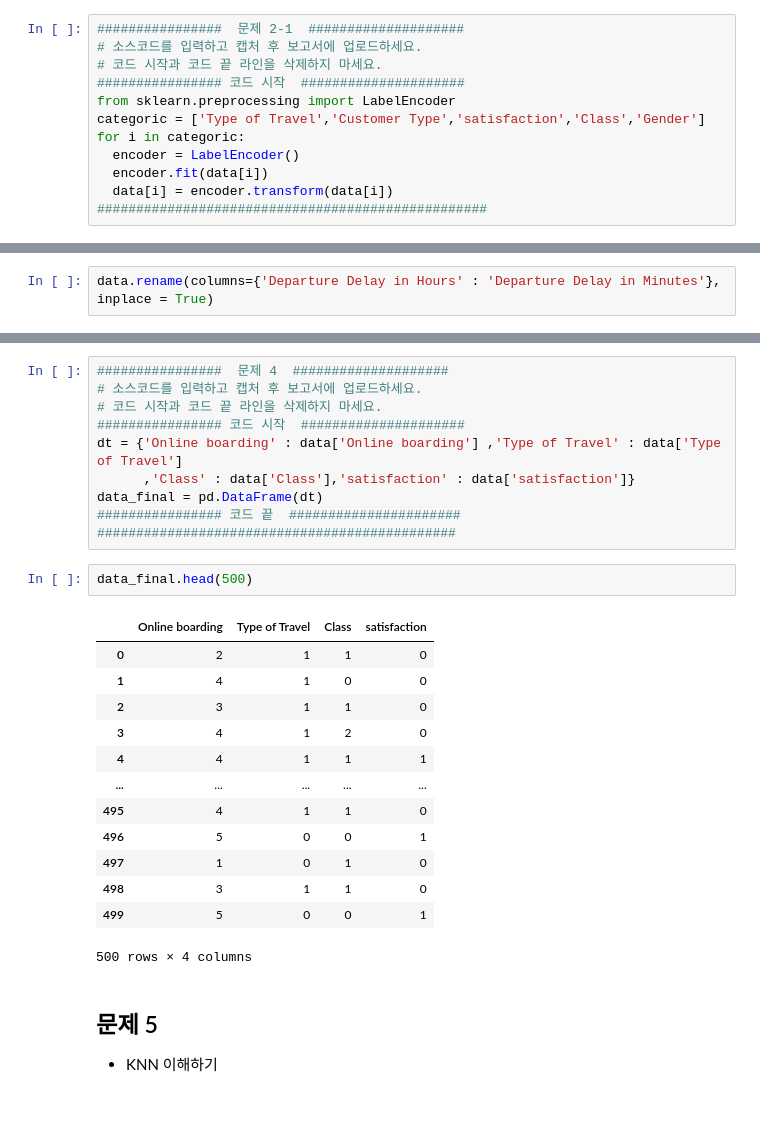
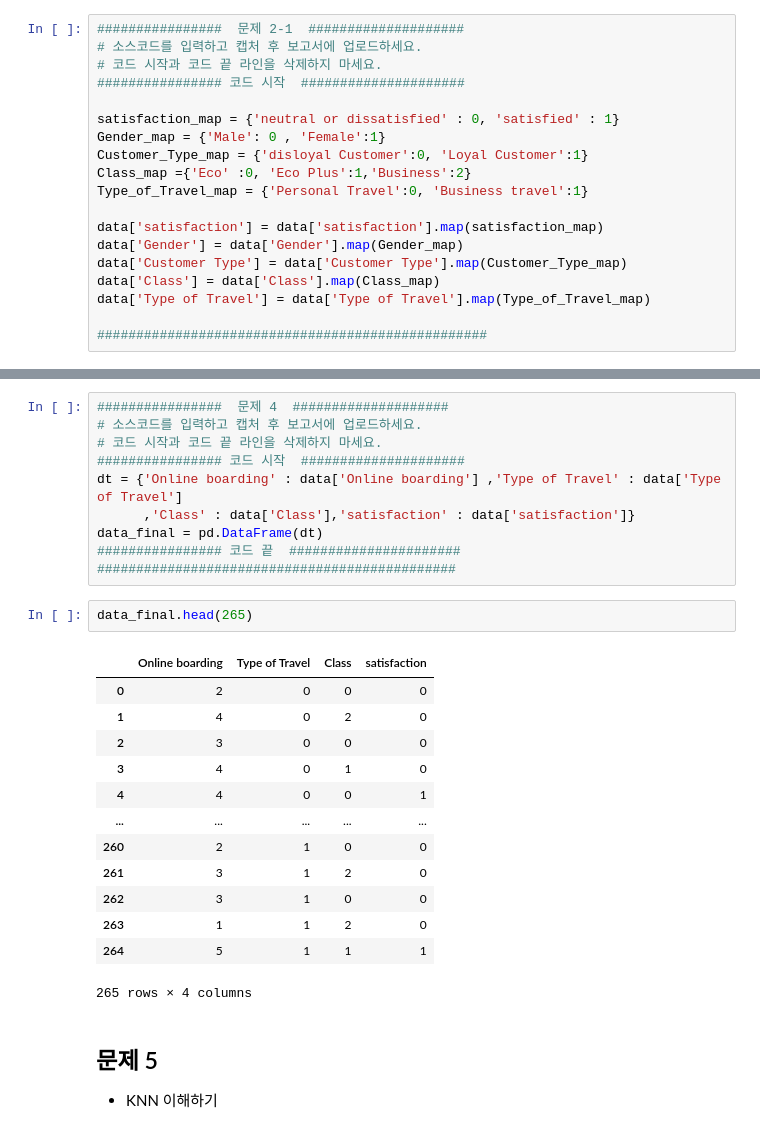
Before and after one commit to h-wi/2022_Fall-Ajou-ML, a Jupyter notebook: HW1_ipynb의_사본.ipynb, the cells around one changed output, grey strips where cells are left out. Cells and saved outputs as stored; diff of their text form.

```diff
--- a/HW1_ipynb의_사본.ipynb
+++ b/HW1_ipynb의_사본.ipynb
@@ -268,15 +258,22 @@ array([1, 0, 2])
-# %%
-################  문제 2-1  ####################
-# 소스코드를 입력하고 캡처 후 보고서에 업로드하세요.
-# 코드 시작과 코드 끝 라인을 삭제하지 마세요.
-################ 코드 시작  #####################
-from sklearn.preprocessing import LabelEncoder
-categoric = ['Type of Travel','Customer Type','satisfaction','Class','Gender']
-for i in categoric:
-  encoder = LabelEncoder()
-  encoder.fit(data[i])
-  data[i] = encoder.transform(data[i])
-##################################################
+# %%
+################  문제 2-1  ####################
+# 소스코드를 입력하고 캡처 후 보고서에 업로드하세요.
+# 코드 시작과 코드 끝 라인을 삭제하지 마세요.
+################ 코드 시작  #####################
+
+satisfaction_map = {'neutral or dissatisfied' : 0, 'satisfied' : 1}
+Gender_map = {'Male': 0 , 'Female':1}
+Customer_Type_map = {'disloyal Customer':0, 'Loyal Customer':1}
+Class_map ={'Eco' :0, 'Eco Plus':1,'Business':2}
+Type_of_Travel_map = {'Personal Travel':0, 'Business travel':1}
+
+data['satisfaction'] = data['satisfaction'].map(satisfaction_map)
+data['Gender'] = data['Gender'].map(Gender_map)
+data['Customer Type'] = data['Customer Type'].map(Customer_Type_map)
+data['Class'] = data['Class'].map(Class_map)
+data['Type of Travel'] = data['Type of Travel'].map(Type_of_Travel_map)
+
+##################################################
 # %%
 data.shape
 # %% [output]
@@ -339,8 +336,6 @@ data.rename(columns={'Departure Delay in Minutes' : 'Departure Delay in Hours'},
 data.rename(columns={'Arrival Delay in Minutes' : 'Arrival Delay in Hours'}, inplace = True)
 ################ 코드 끝  ####################
 ##############################################
-# %%
-data.rename(columns={'Departure Delay in Hours' : 'Departure Delay in Minutes'}, inplace = True)
 # %% [markdown]
 ## 문제 3 :: KNN Imputer
 # %% [markdown]
@@ -507,21 +517,21 @@ data_final = pd.DataFrame(dt)
 ################ 코드 끝  ######################
 ##############################################
 # %%
-data_final.head(500)
+data_final.head(265)
 # %% [output]
 |  | Online boarding | Type of Travel | Class | satisfaction |
-| 0 | 2 | 1 | 1 | 0 |
-| 1 | 4 | 1 | 0 | 0 |
-| 2 | 3 | 1 | 1 | 0 |
-| 3 | 4 | 1 | 2 | 0 |
-| 4 | 4 | 1 | 1 | 1 |
+| 0 | 2 | 0 | 0 | 0 |
+| 1 | 4 | 0 | 2 | 0 |
+| 2 | 3 | 0 | 0 | 0 |
+| 3 | 4 | 0 | 1 | 0 |
+| 4 | 4 | 0 | 0 | 1 |
 | ... | ... | ... | ... | ... |
-| 495 | 4 | 1 | 1 | 0 |
-| 496 | 5 | 0 | 0 | 1 |
-| 497 | 1 | 0 | 1 | 0 |
-| 498 | 3 | 1 | 1 | 0 |
-| 499 | 5 | 0 | 0 | 1 |
+| 260 | 2 | 1 | 0 | 0 |
+| 261 | 3 | 1 | 2 | 0 |
+| 262 | 3 | 1 | 0 | 0 |
+| 263 | 1 | 1 | 2 | 0 |
+| 264 | 5 | 1 | 1 | 1 |
-500 rows × 4 columns
+265 rows × 4 columns
 # %% [markdown]
 ## 문제 5
 * KNN 이해하기
```
Also changed, not shown: parts of 20 cells of this notebook.
